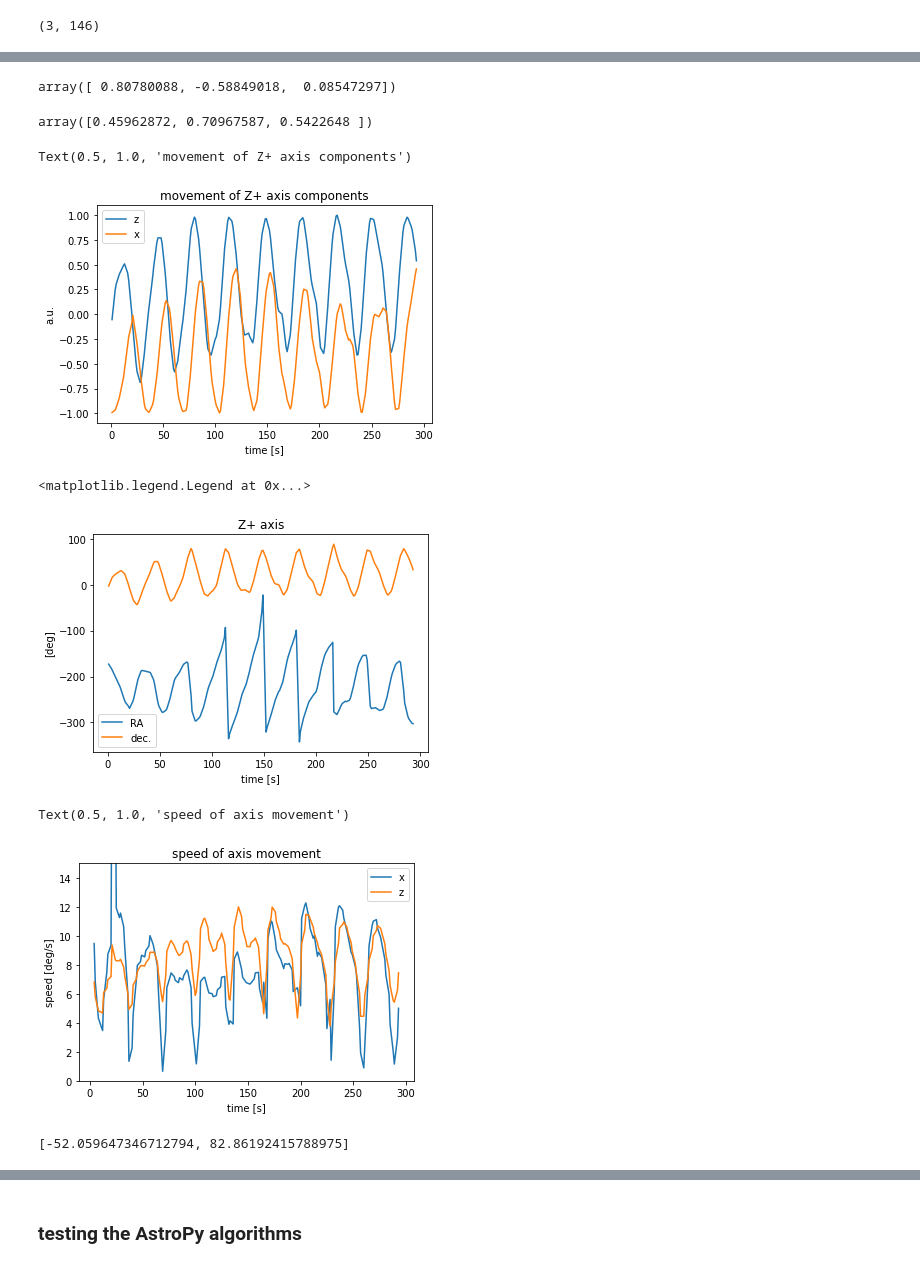
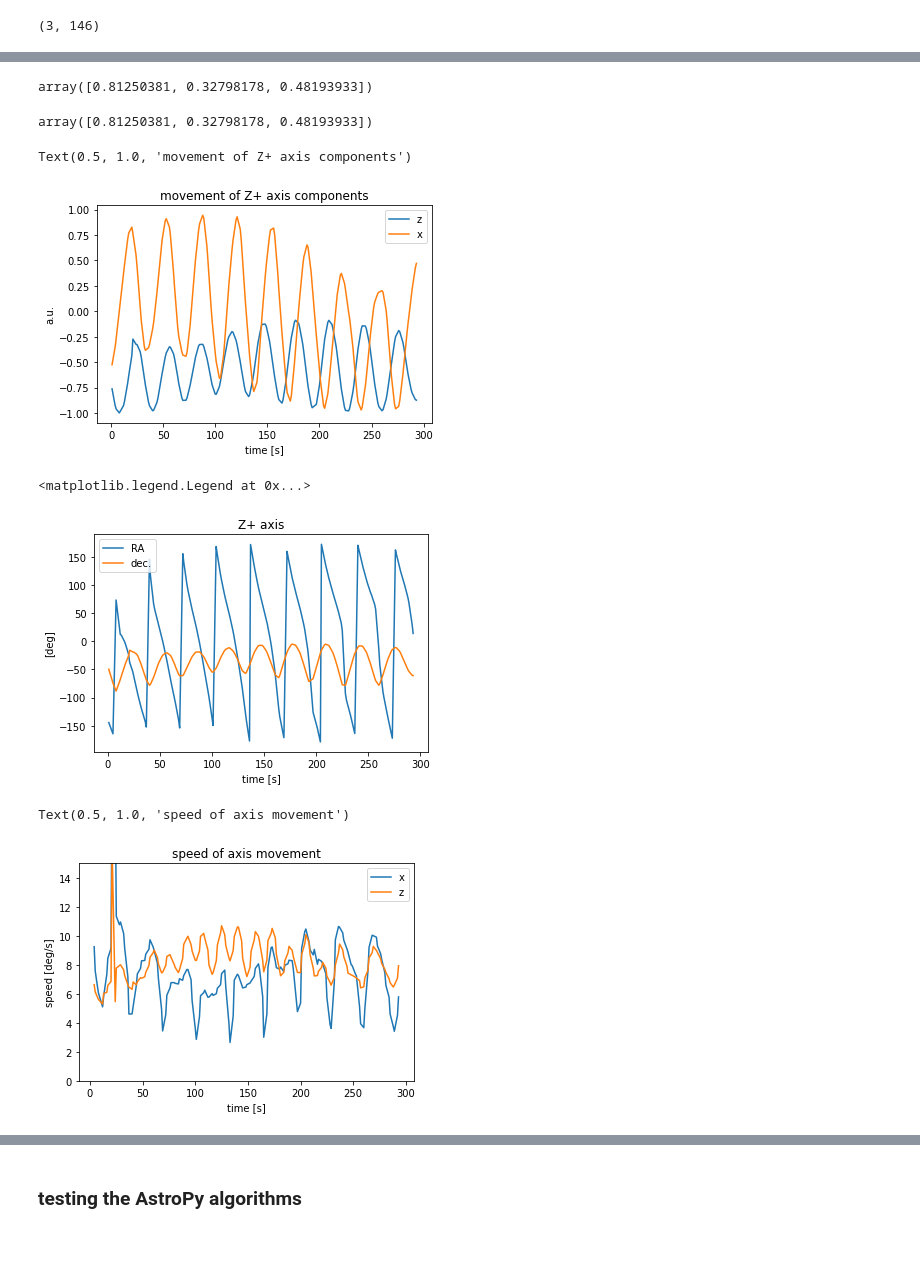
Before and after one commit to limu007/cube, a Jupyter notebook: Attitude_computed.ipynb, the cells around one changed output, grey strips where cells are left out. Drawn from its saved outputs; the diff is of its cells as text; code cells hidden in the pictures.

```diff
--- a/Attitude_computed.ipynb
+++ b/Attitude_computed.ipynb
@@ -24,5 +31,6 @@ pl.plot(dt2[1:-1],sat_mov[1][2:-1]/ddt[:-1])
 # %%
-pfinex4=[3.46508217e+01, 2.61204706e+02, 8.52427661e+00, 2.31146590e+02, 9.85928507e-07, 7.56426794e+01, 2.17786890e+00, 5.52031335e-03,       5.27567832e-03]
+pfinex4=data['pout']
+#[3.46508217e+01, 2.61204706e+02, 8.52427661e+00, 2.31146590e+02, 9.85928507e-07, 7.56426794e+01, 2.17786890e+00, 5.52031335e-03,       5.27567832e-03]
 def phi_fun(period,phi0,samp,sphase=90,accel=0):
     '''predict phase with some sinusoidal modulation (samp, sphase) and period gradient (accel)
     '''
@@ -72,11 +80,11 @@ eci_body=eci_body/eci_norm[:,np.newaxis,:]
 # %%
 eci_body[j,:,:]@[1,0,0]#mbody[j],mag_calc[j]
 # %% [output]
-array([ 0.80780088, -0.58849018,  0.08547297])
+array([0.81250381, 0.32798178, 0.48193933])
 # %%
 eci_body[j,:,0]
 # %% [output]
-array([0.45962872, 0.70967587, 0.5422648 ])
+array([0.81250381, 0.32798178, 0.48193933])
 # %%
 ex,ey,ez=eci_body[:,:,2].T  #coordinates of Z+ axis in equatorial CS
 # %%
@@ -88,23 +96,23 @@ pl.ylabel('a.u.')
 pl.title("movement of Z+ axis components")
 # %% [output]
 Text(0.5, 1.0, 'movement of Z+ axis components')
-[figure, old version]
+[figure, new version]
 # %%
 ra=np.arctan2(ey,ex)
 fract=lambda a,b:a-(a/b).astype(int)*b
 ra2=np.rad2deg(ra)
-ra2=fract(ra2+360,360)-360
+#ra2=fract(ra2+360,360)-360
 er=np.sqrt(ex**2+ey**2)
 dec=np.arctan2(ez,er)
 pl.plot(dt2,ra2)
 pl.plot(dt2,np.rad2deg(dec))
 pl.ylabel('[deg]')
 pl.xlabel('time [s]')
 pl.title('Z+ axis')
 pl.legend(["RA","dec."])
 # %% [output]
 <matplotlib.legend.Legend at 0x...>
-[figure, old version]
+[figure, new version]
 # %%
 from astropy.time import Time
 t0=Time("2021-10-17 04:20:03")
@@ -122,7 +130,7 @@ pl.xlabel('time [s]')
 pl.title('speed of axis movement')
 # %% [output]
 Text(0.5, 1.0, 'speed of axis movement')
-[figure, old version]
+[figure, new version]
 # %%
 axes_z=[]
 axes_x=[]
@@ -140,6 +144,0 @@ dit=coord.SkyCoord(*eci_body[j,:,1],representation_type="cartesian", frame="itrs
-# %%
-dir2=dit
-aaz=coord.AltAz(obstime=t0+dt2[10]/24/3600, location=sat_loc[10])
-exalt(dir2.transform_to(aaz))
-# %% [output]
-[-52.059647346712794, 82.86192415788975]
```
Also changed, not shown: parts of 11 cells of this notebook, 1 other file.
